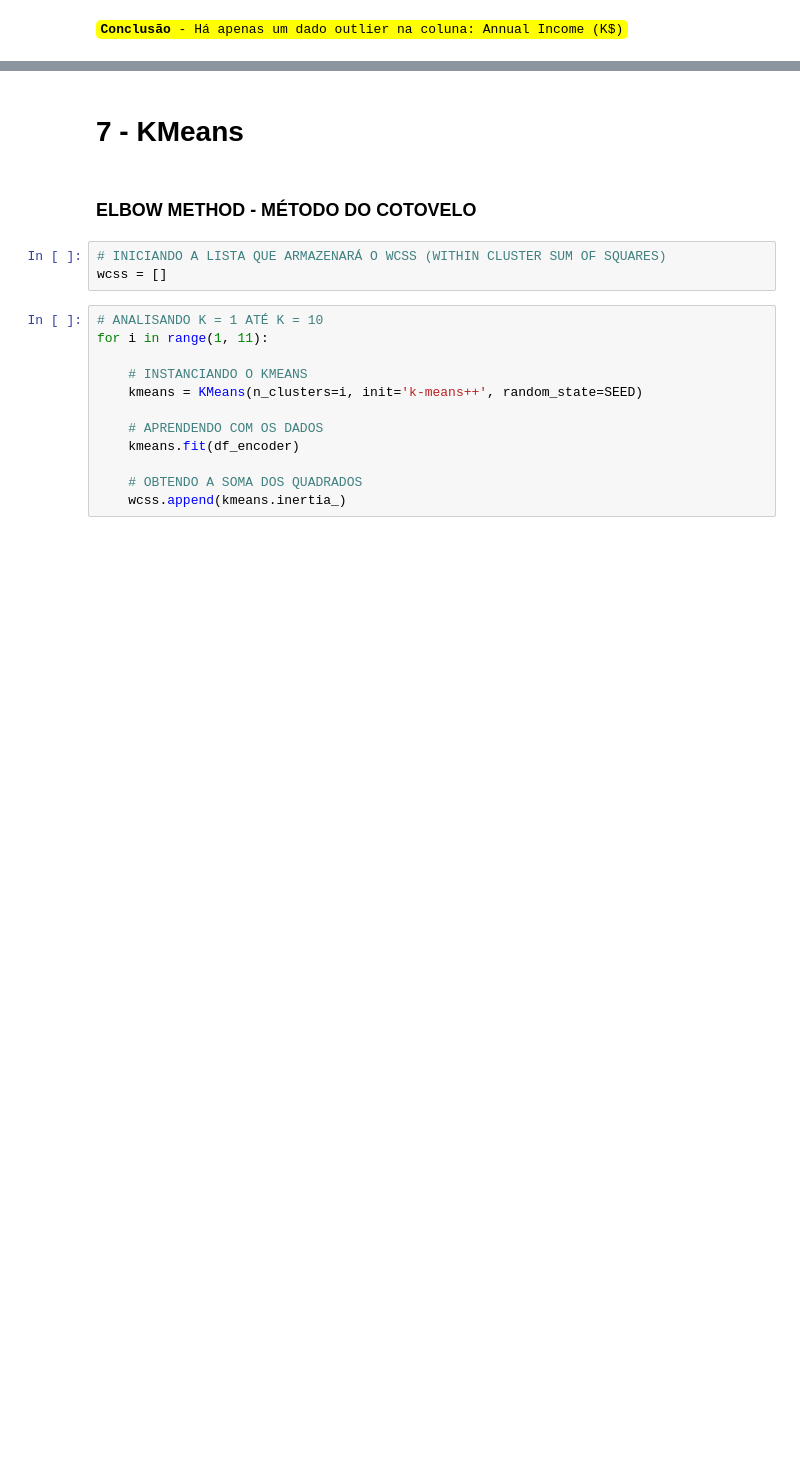
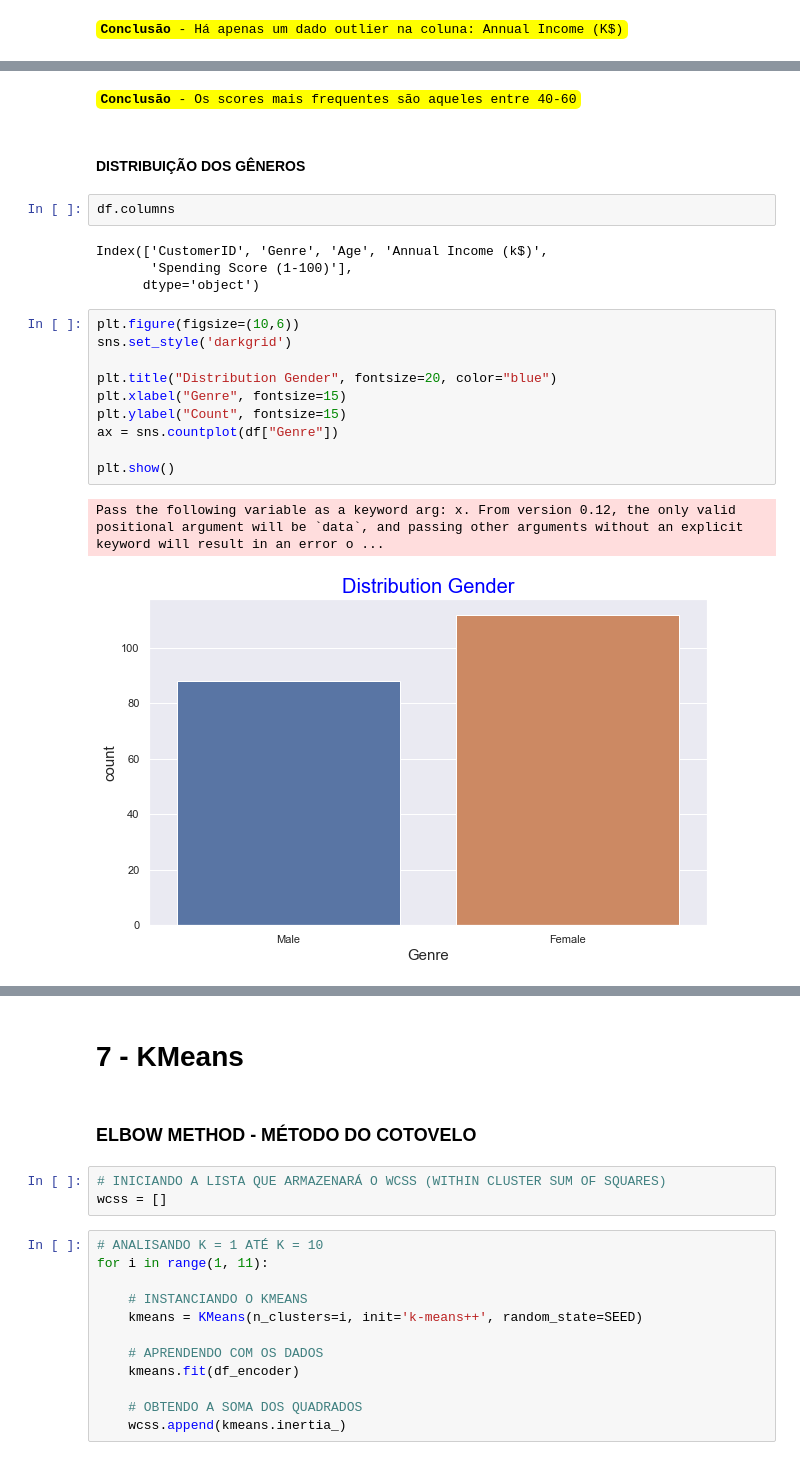
Before and after one commit to emersonrafaels/kmeans_mall_customers, a Jupyter notebook: WCSS - Kmeans - Mall Customers.ipynb, the cells around one changed output, grey strips where cells are left out. Cells and saved outputs as stored; diff of their text form; blank space fills up the shorter version.

Commit message:
[ADD] ADIÇÃO DE NOVAS VISUALIZAÇÕES DE DADOS NA SEÇÃO DE EXPLORAÇÃO DOS DADOS. ADIÇÃO DA ANÁLISE DO RESULTADO DO MODELO KMEANS

```diff
--- a/WCSS - Kmeans - Mall Customers.ipynb
+++ b/WCSS - Kmeans - Mall Customers.ipynb
@@ -203,0 +233,23 @@ fig.show()
+# %% [markdown]
+<code style="background:yellow;color:black"><b>Conclusão</b> - Os scores mais frequentes são aqueles entre 40-60</code><br>
+# %% [markdown]
+#### DISTRIBUIÇÃO DOS GÊNEROS
+# %%
+df.columns
+# %% [output]
+Index(['CustomerID', 'Genre', 'Age', 'Annual Income (k$)',
+       'Spending Score (1-100)'],
+      dtype='object')
+# %%
+plt.figure(figsize=(10,6))
+sns.set_style('darkgrid')
+
+plt.title("Distribution Gender", fontsize=20, color="blue")
+plt.xlabel("Genre", fontsize=15)
+plt.ylabel("Count", fontsize=15)
+ax = sns.countplot(df["Genre"])
+
+plt.show()
+# %% [output]
+Pass the following variable as a keyword arg: x. From version 0.12, the only valid positional argument will be `data`, and passing other arguments without an explicit keyword will result in an error o ...
+[figure, added]
```
Also changed, not shown: parts of 11 cells of this notebook.
